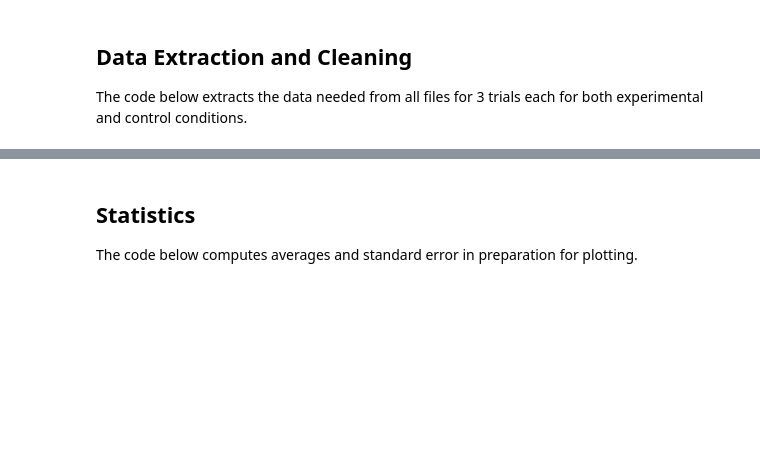
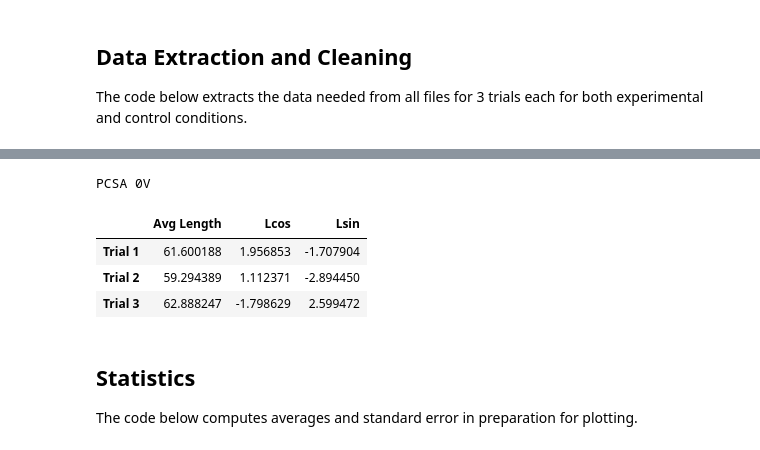
Before and after one commit to kylejlynch/PC12, a Jupyter notebook: PC12_Electric_Field.ipynb, the cells around one changed output, grey strips where cells are left out. Saved outputs shown, nothing was run; the diff lists cells and outputs as text; code cells hidden in the pictures; blank space fills up the shorter version.

```diff
--- a/PC12_Electric_Field.ipynb
+++ b/PC12_Electric_Field.ipynb
@@ -152,3 +163,12 @@ del dftrial
+# %%
+print('PCSA 0V')
+df2
+# %% [output]
+PCSA 0V
+|  | Avg Length | Lcos | Lsin |
+| Trial 1 | 61.600188 | 1.956853 | -1.707904 |
+| Trial 2 | 59.294389 | 1.112371 | -2.894450 |
+| Trial 3 | 62.888247 | -1.798629 | 2.599472 |
 # %% [markdown]
 ## Statistics
 
```
Also changed, not shown: parts of 19 cells of this notebook, 2 other files.
